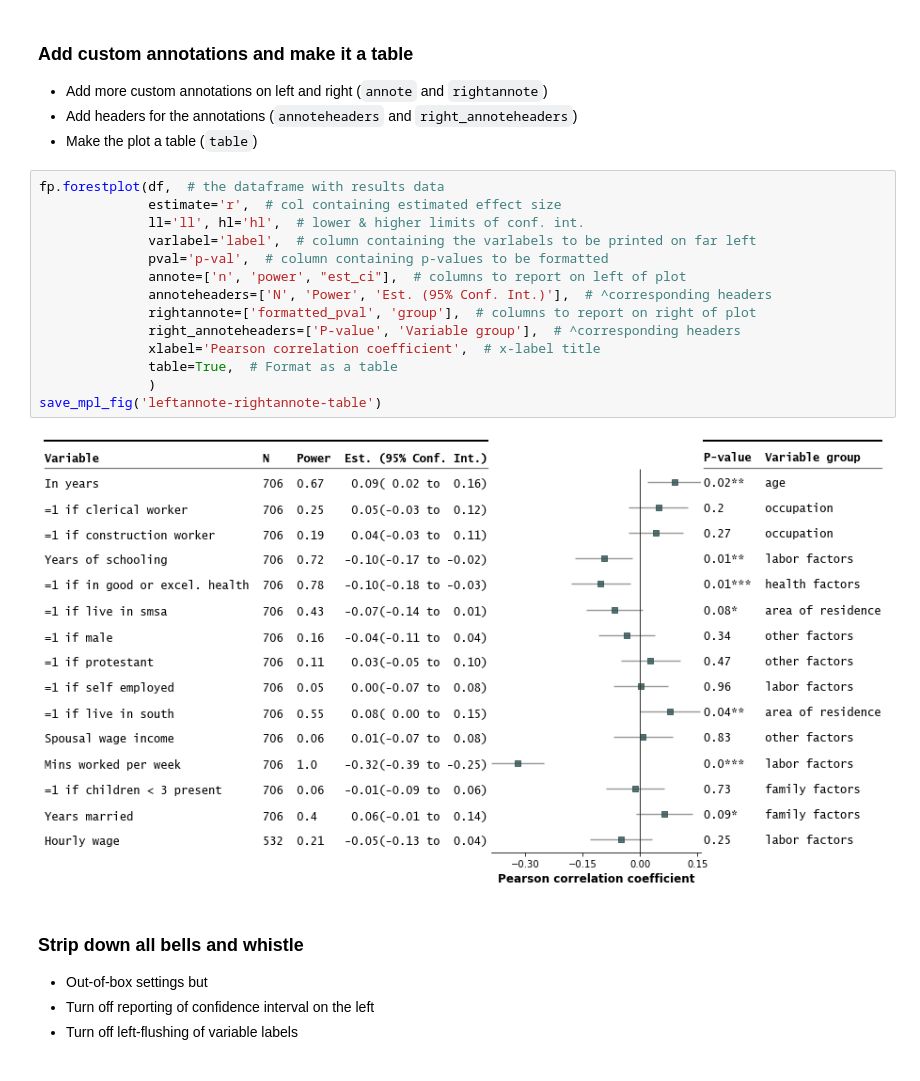
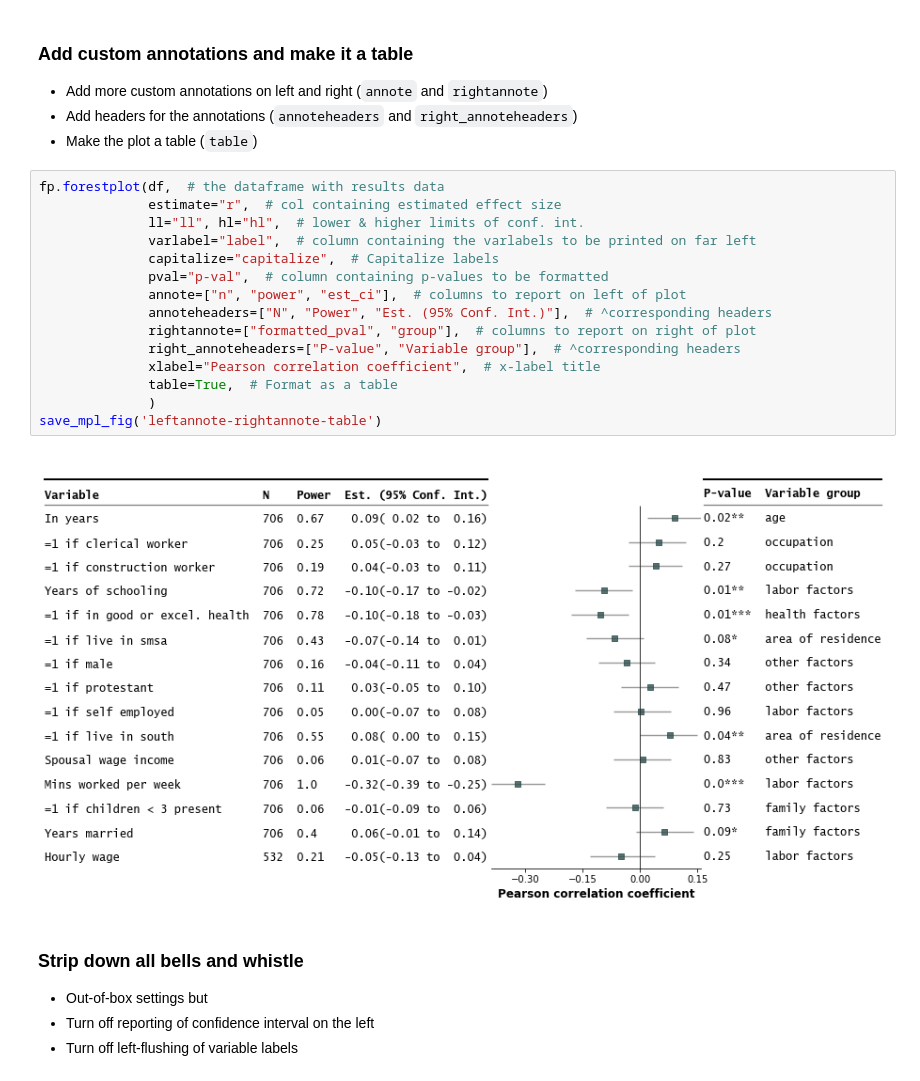
Before and after one commit to LSYS/forestplot, a Jupyter notebook: examples/readme-examples.ipynb, the cells around one changed output. Drawn from its saved outputs; the diff is of its cells as text.

```diff
--- a/examples/readme-examples.ipynb
+++ b/examples/readme-examples.ipynb
@@ -95,20 +96,21 @@ save_mpl_fig('group-grouporder-pvalue-sort-colorrows')
 * Make the plot a table (`table`)
 # %%
 fp.forestplot(df,  # the dataframe with results data
-              estimate='r',  # col containing estimated effect size
-              ll='ll', hl='hl',  # lower & higher limits of conf. int.
-              varlabel='label',  # column containing the varlabels to be printed on far left
-              pval='p-val',  # column containing p-values to be formatted
-              annote=['n', 'power', "est_ci"],  # columns to report on left of plot
-              annoteheaders=['N', 'Power', 'Est. (95% Conf. Int.)'],  # ^corresponding headers
-              rightannote=['formatted_pval', 'group'],  # columns to report on right of plot
-              right_annoteheaders=['P-value', 'Variable group'],  # ^corresponding headers
-              xlabel='Pearson correlation coefficient',  # x-label title
+              estimate="r",  # col containing estimated effect size
+              ll="ll", hl="hl",  # lower & higher limits of conf. int.
+              varlabel="label",  # column containing the varlabels to be printed on far left
+              capitalize="capitalize",  # Capitalize labels
+              pval="p-val",  # column containing p-values to be formatted
+              annote=["n", "power", "est_ci"],  # columns to report on left of plot
+              annoteheaders=["N", "Power", "Est. (95% Conf. Int.)"],  # ^corresponding headers
+              rightannote=["formatted_pval", "group"],  # columns to report on right of plot
+              right_annoteheaders=["P-value", "Variable group"],  # ^corresponding headers
+              xlabel="Pearson correlation coefficient",  # x-label title
               table=True,  # Format as a table
               )
 save_mpl_fig('leftannote-rightannote-table')
 # %% [output]
-[figure, old version]
+[figure, new version]
 # %% [markdown]
 ### Strip down all bells and whistle
 * Out-of-box settings but
```
Also changed, not shown: parts of 6 cells of this notebook, 17 other files.
